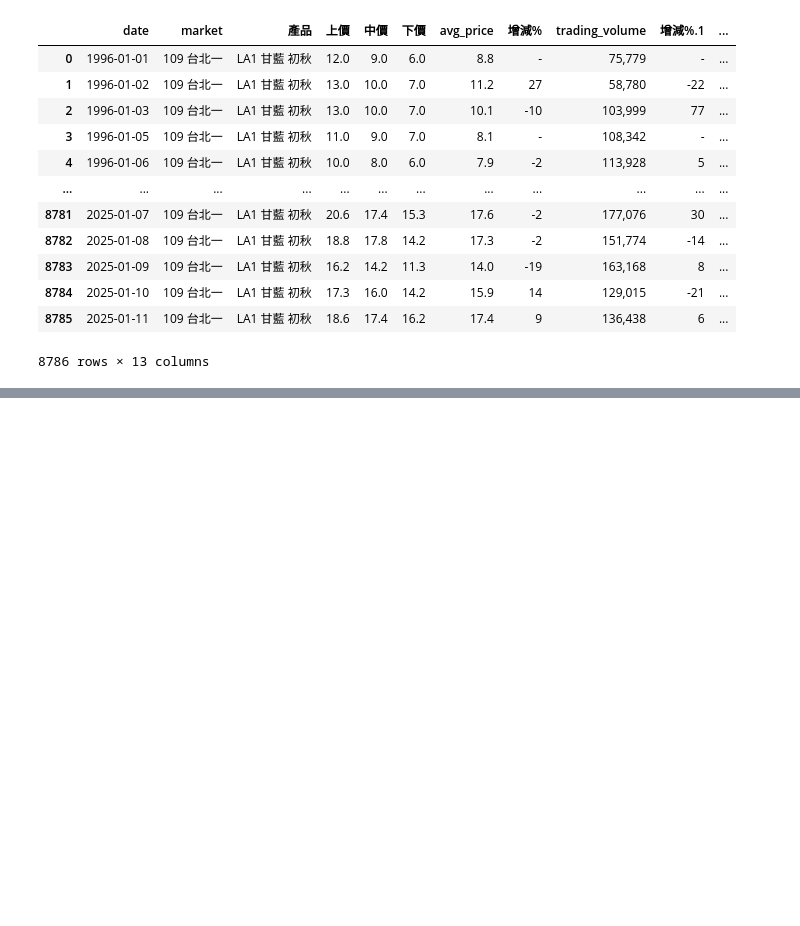
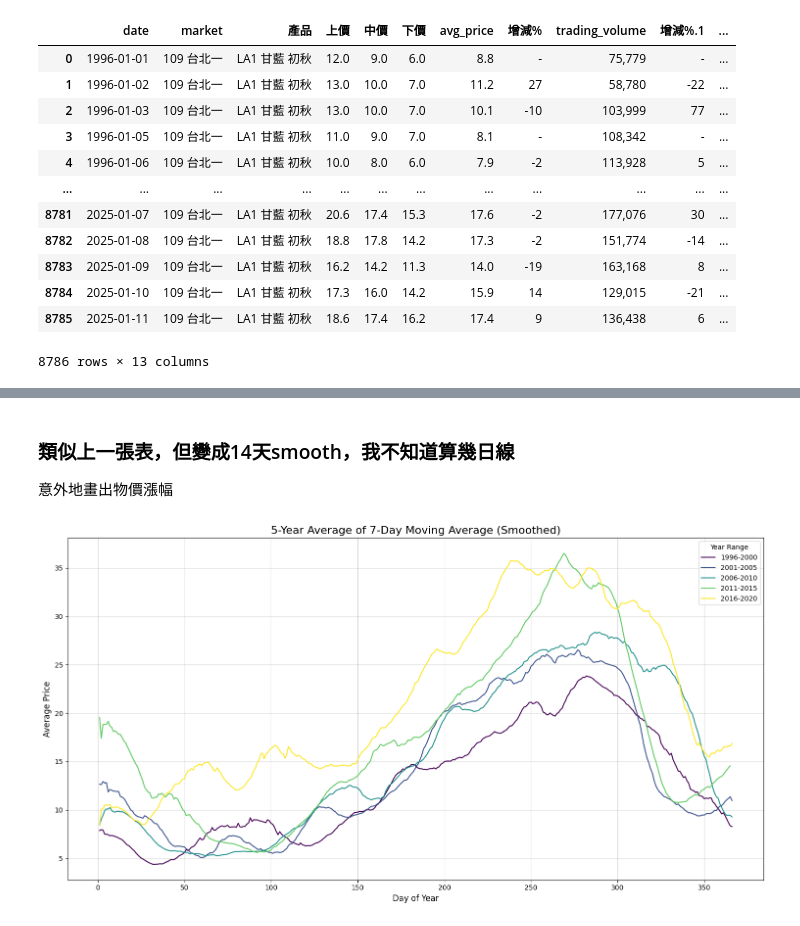
Before and after one commit to kuanyi0226/2024_fall_DS-Final-Project, a Jupyter notebook: visualization.ipynb, the cells around one changed output, grey strips where cells are left out. Saved outputs shown, nothing was run; the diff lists cells and outputs as text; code cells hidden in the pictures; blank space fills up the shorter version.

```diff
--- a/visualization.ipynb
+++ b/visualization.ipynb
@@ -236,0 +303,56 @@ df_ma
+# %% [markdown]
+### 類似上一張表，但變成14天smooth，我不知道算幾日線
+意外地畫出物價漲幅
+# %%
+import pandas as pd
+import matplotlib.pyplot as plt
+import matplotlib.cm as cm
+
+# 假設你的 DataFrame 名為 df_price
+# 已包含移動平均線的計算邏輯（7日線）
+
+def calculate_five_year_average(df, column, start_year, end_year):
+    # 篩選指定年份範圍內的資料
+    filtered_df = df[(df['year'] >= start_year) & (df['year'] <= end_year)]
+    # 按 day_of_year 計算該範圍內的平均值
+    return filtered_df.groupby('day_of_year')[column].mean()
+
+def smooth_series(series, window):
+    return series.rolling(window=window, min_periods=1).mean()
+
+# 確保日期排序正確
+df_ma = df_ma.sort_values(by='date')
+df_ma['day_of_year'] = df_ma['date'].dt.dayofyear
+
+# 計算 1996-2000、2001-2005 等分段的平均
+five_year_ranges = [(1996, 2000), (2001, 2005), (2006, 2010), (2011, 2015), (2016, 2020)]
+averages = {}
+
+for start_year, end_year in five_year_ranges:
+    averages[f'{start_year}-{end_year}'] = calculate_five_year_average(
+        df_ma, 'avg_price_ma7', start_year, end_year
+    )
+
+# 對每條曲線進行檢查和平滑處理
+smoothed_averages = {
+    label: smooth_series(data, window=14)  # 加長平滑窗口進一步減少波動
+    for label, data in averages.items()
+}
+
+# 繪製折線圖
+plt.figure(figsize=(15, 8))
+colors = cm.viridis(np.linspace(0, 1, len(smoothed_averages)))  # 使用漸變色表
+for (label, data), color in zip(smoothed_averages.items(), colors):
+    plt.plot(data.index, data.values, label=label, color=color)
+
+plt.title('5-Year Average of 7-Day Moving Average (Smoothed)', fontsize=16)
+plt.xlabel('Day of Year', fontsize=12)
+plt.ylabel('Average Price', fontsize=12)
+plt.legend(title='Year Range')
+plt.grid(alpha=0.5)
+
+# 顯示圖表
+plt.tight_layout()
+plt.show()
+# %% [output]
+[figure, added]
```
Also changed, not shown: parts of 9 cells of this notebook.
